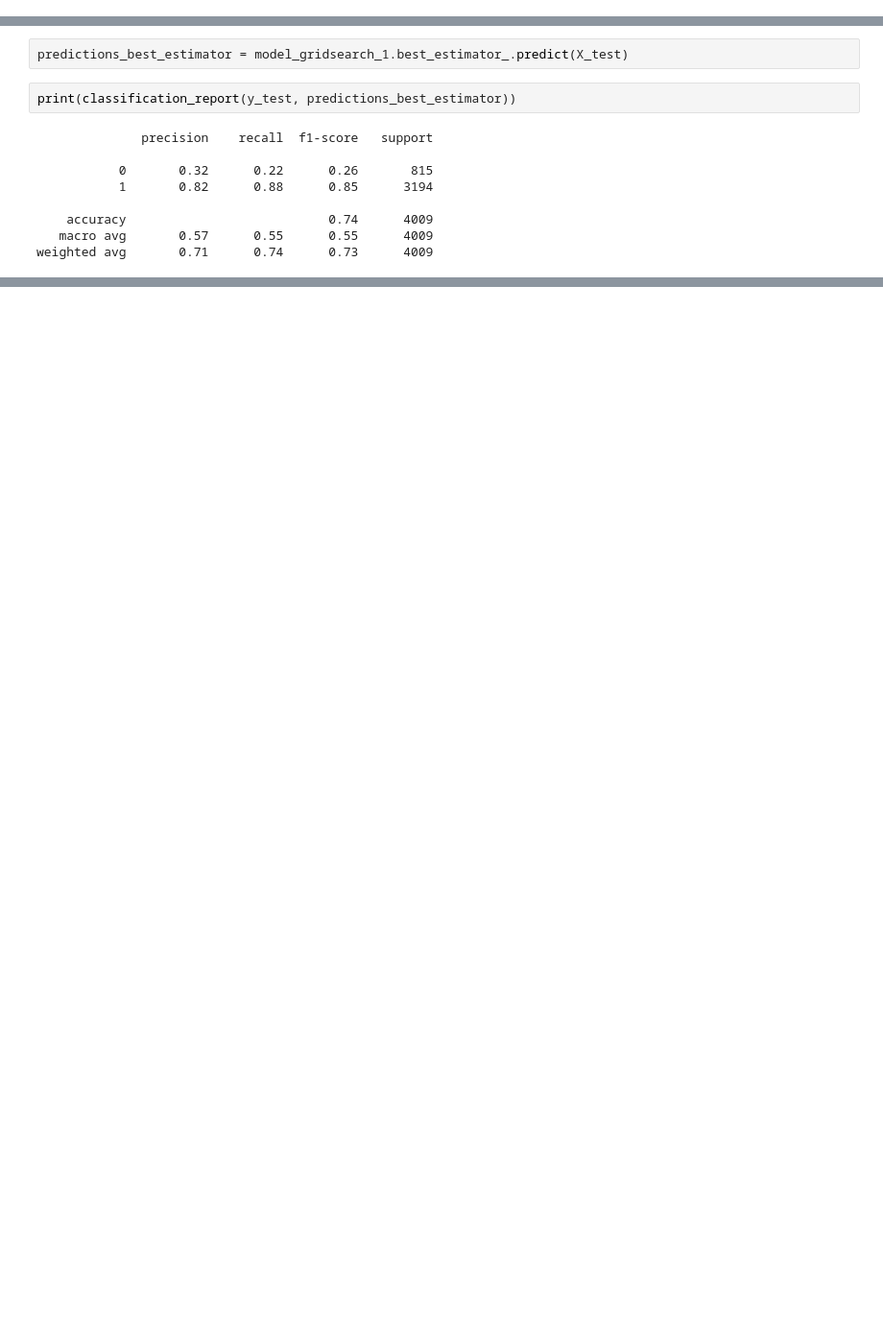
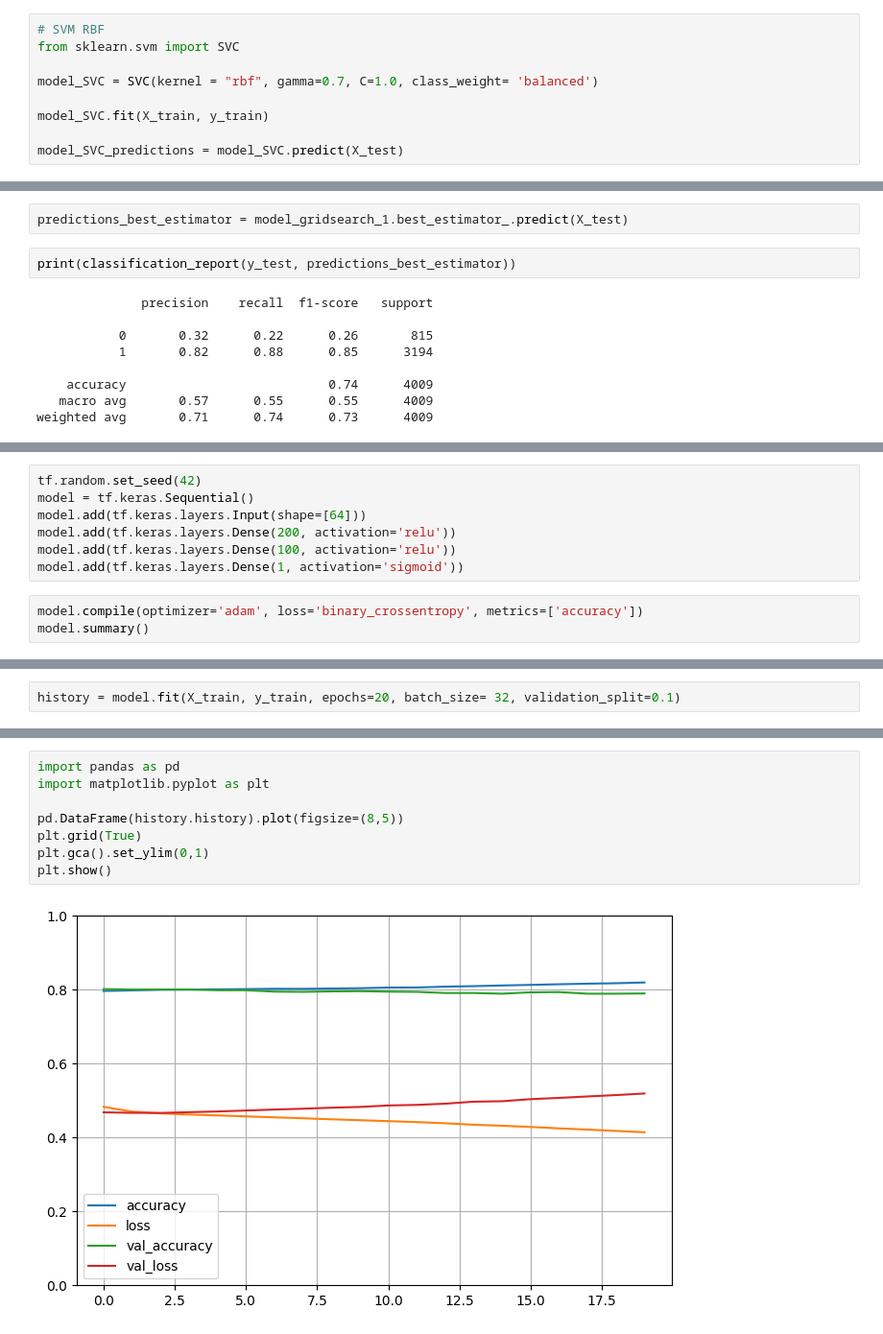
Before and after one commit to FernandoMoroC/Proyecto_Final_ML, a Jupyter notebook: notebooks/modelling.ipynb, the cells around one changed output, grey strips where cells are left out. Shown: that part at 96% size. Saved outputs shown, nothing was run; the diff lists cells and outputs as text; blank space fills up the shorter version.

```diff
--- a/notebooks/modelling.ipynb
+++ b/notebooks/modelling.ipynb
@@ -137,3 +129,12 @@ print(classification_report(y_test, model_SVC_predictions, zero_division=0))
     accuracy                           0.54      4009
    macro avg       0.59      0.63      0.51      4009
 weighted avg       0.77      0.54      0.58      4009
+# %%
+# SVM RBF
+from sklearn.svm import SVC
+
+model_SVC = SVC(kernel = "rbf", gamma=0.7, C=1.0, class_weight= 'balanced')
+
+model_SVC.fit(X_train, y_train)
+
+model_SVC_predictions = model_SVC.predict(X_test)
@@ -262,0 +280,10 @@ weighted avg       0.71      0.74      0.73      4009
+# %%
+tf.random.set_seed(42)
+model = tf.keras.Sequential()
+model.add(tf.keras.layers.Input(shape=[64]))
+model.add(tf.keras.layers.Dense(200, activation='relu'))
+model.add(tf.keras.layers.Dense(100, activation='relu'))
+model.add(tf.keras.layers.Dense(1, activation='sigmoid'))
+# %%
+model.compile(optimizer='adam', loss='binary_crossentropy', metrics=['accuracy'])
+model.summary()
@@ -262,0 +304,2 @@ weighted avg       0.71      0.74      0.73      4009
+# %%
+history = model.fit(X_train, y_train, epochs=20, batch_size= 32, validation_split=0.1)
@@ -262,0 +324,10 @@ weighted avg       0.71      0.74      0.73      4009
+# %%
+import pandas as pd
+import matplotlib.pyplot as plt
+
+pd.DataFrame(history.history).plot(figsize=(8,5))
+plt.grid(True)
+plt.gca().set_ylim(0,1)
+plt.show()
+# %% [output]
+[figure, added]
```
Also changed, not shown: parts of 14 cells of this notebook, 10 other files.
